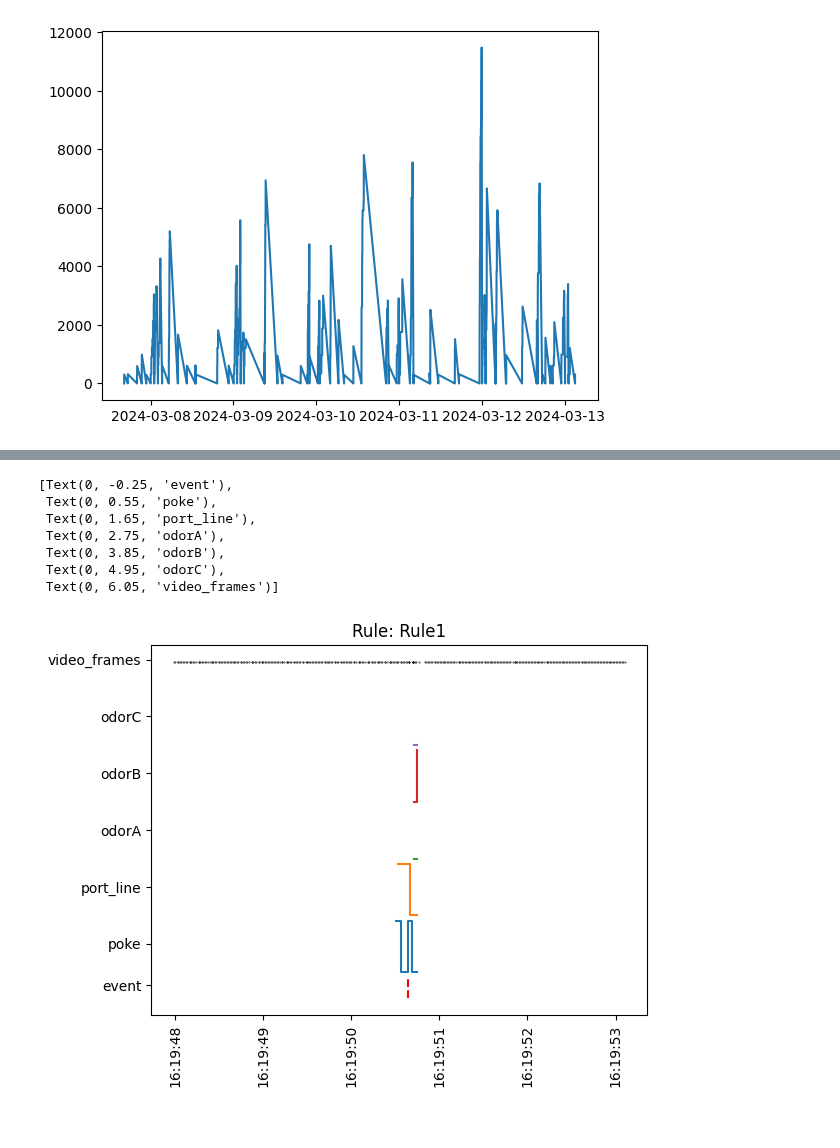
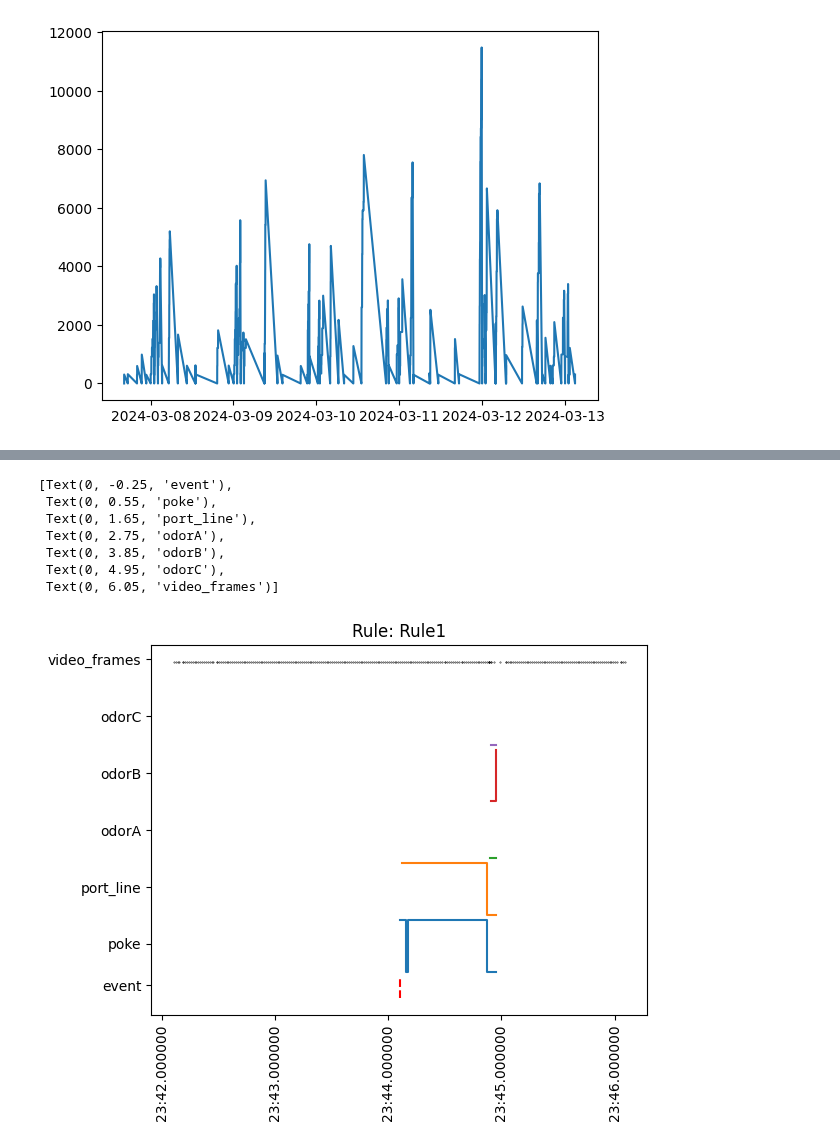
Before and after one commit to goatsofnaxos/Delphi, a Jupyter notebook: analysis/postprocess.ipynb, the cells around one changed output, grey strips where cells are left out. Drawn from its saved outputs; the diff is of its cells as text; code cells hidden in the pictures.

```diff
--- a/analysis/postprocess.ipynb
+++ b/analysis/postprocess.ipynb
@@ -113,11 +113,11 @@ Time
 [5736 rows x 9 columns]
 # %%
 # Extract initiating events
-port_events = merged["port_line_state"][merged["port_line_state"]==True]
 merged["initiating_event"] = False
-print(metadata.metadata.minimumPokeTime)
 
-initiating_events = []
+diffs = (merged["port_line_state"].ffill() * 1).diff()
+port_events = merged["port_line_state"][diffs==1]
+
 for i in port_events.index:
     pre_events = merged[merged.index <= (i - pd.Timedelta(seconds=metadata.metadata.minimumPokeTime))]
     initiating_poke_event = pre_events[pre_events["poke_events"] == True].iloc[[-1]]
@@ -220,6 +220,6 @@ def extract_event_info(experiment_state: pd.DataFrame, rule_state: pd.DataFrame,
 poke_events = merged["poke_events"][merged["poke_events"]==True]
 poke_event_times = [poke_events.iloc[[t]].index[0] for t in range(len(poke_events)-1)]
 
-results = [extract_event_info(merged, rule_settings, t, 10.0, metadata) for t in poke_event_times]
+results = [extract_event_info(merged, rule_settings, t, 2.0, metadata) for t in poke_event_times]
 summary = pd.concat([r[2] for r in results])
 summary.to_csv(f'{output_event_folder}summary.csv')
@@ -226,33 +228,33 @@ summary.to_csv(f'{output_event_folder}summary.csv')
 # %%
 # Construct a plot of one of these results
-event_idx = 1
+event_idx = 84
 event_data = results[event_idx][0]
 event_vid = results[event_idx][1]
 event_df = results[event_idx][2]
 fig = plt.figure()
 
 plt.plot([event_df.index[0], event_df.index[0]], [-0.5, -0.1], c='r', linestyle='dashed')
 plt.plot(event_data["poke_events"].ffill(), drawstyle = 'steps-post')
 plt.plot(event_data["port_line_state"].ffill() + 1.1, drawstyle = 'steps-post')
 plt.plot(event_data["odorA_state"].ffill() + 2.2, drawstyle = 'steps-post')
 plt.plot(event_data["odorB_state"].ffill() + 3.3, drawstyle = 'steps-post')
 plt.plot(event_data["odorC_state"].ffill() + 4.4, drawstyle = 'steps-post')
 plt.scatter(event_vid.index, np.ones((1, len(event_vid.index))) * 6, c='k', s=0.1)
 plt.xticks(rotation=90)
 plt.title(f"Rule: {event_df['current_rule'][0]}")
 
 ax = fig.axes[0]
 ax.set_yticks([-0.25, 0.55, 1.65, 2.75, 3.85, 4.95, 6.05])
 ax.set_yticklabels(['event', 'poke', 'port_line', 'odorA', 'odorB', 'odorC', 'video_frames'])
 # %% [output]
 [Text(0, -0.25, 'event'),
  Text(0, 0.55, 'poke'),
  Text(0, 1.65, 'port_line'),
  Text(0, 2.75, 'odorA'),
  Text(0, 3.85, 'odorB'),
  Text(0, 4.95, 'odorC'),
  Text(0, 6.05, 'video_frames')]
-[figure, old version]
+[figure, new version]
 # %%
 def create_event_video(experiment_state: pd.DataFrame, event_frame_data: pd.DataFrame, event_df: pd.DataFrame):
     # get all frames
```
Also changed, not shown: parts of 2 cells of this notebook.
